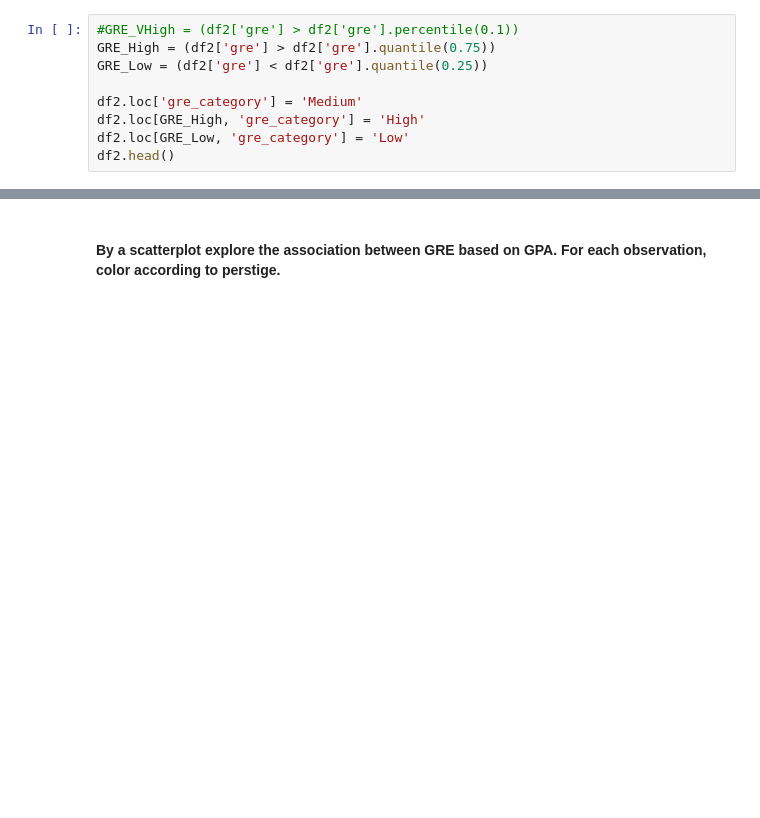
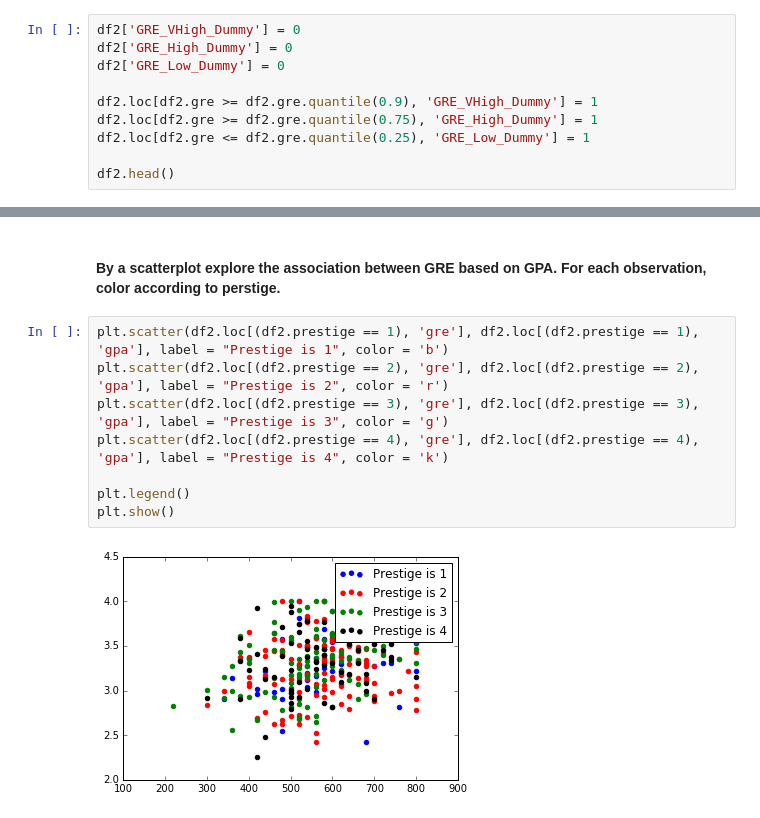
Before and after one commit to Allison-Marseille/DS-SF-24, a Jupyter notebook: HW Assignments/HW2/Marseille_Homework_Assignment_2.ipynb, the cells around one changed output, grey strips where cells are left out. Drawn from its saved outputs; the diff is of its cells as text; blank space fills up the shorter version.

```diff
--- a/HW Assignments/HW2/Marseille_Homework_Assignment_2.ipynb
+++ b/HW Assignments/HW2/Marseille_Homework_Assignment_2.ipynb
@@ -115,12 +115,13 @@ Answer: Yes
 # %% [markdown]
 #### Question 9: Add dummy variables for GRE scores. Top 10% are considered very high. next 25% of GRE scores are considered high, next 50% are considered medium and lowest 25% are considered Low.
 # %%
-#GRE_VHigh = (df2['gre'] > df2['gre'].percentile(0.1))
-GRE_High = (df2['gre'] > df2['gre'].quantile(0.75))
-GRE_Low = (df2['gre'] < df2['gre'].quantile(0.25))
+df2['GRE_VHigh_Dummy'] = 0
+df2['GRE_High_Dummy'] = 0
+df2['GRE_Low_Dummy'] = 0
 
-df2.loc['gre_category'] = 'Medium'
-df2.loc[GRE_High, 'gre_category'] = 'High'
-df2.loc[GRE_Low, 'gre_category'] = 'Low'
+df2.loc[df2.gre >= df2.gre.quantile(0.9), 'GRE_VHigh_Dummy'] = 1
+df2.loc[df2.gre >= df2.gre.quantile(0.75), 'GRE_High_Dummy'] = 1
+df2.loc[df2.gre <= df2.gre.quantile(0.25), 'GRE_Low_Dummy'] = 1
+
 df2.head()
 # %% [output]
@@ -131,2 +149,12 @@ IndexingError: Unalignable boolean Series key provided
 # %% [markdown]
 #### By a scatterplot explore the association between GRE based on GPA. For each observation, color according to perstige.
+# %%
+plt.scatter(df2.loc[(df2.prestige == 1), 'gre'], df2.loc[(df2.prestige == 1), 'gpa'], label = "Prestige is 1", color = 'b')
+plt.scatter(df2.loc[(df2.prestige == 2), 'gre'], df2.loc[(df2.prestige == 2), 'gpa'], label = "Prestige is 2", color = 'r')
+plt.scatter(df2.loc[(df2.prestige == 3), 'gre'], df2.loc[(df2.prestige == 3), 'gpa'], label = "Prestige is 3", color = 'g')
+plt.scatter(df2.loc[(df2.prestige == 4), 'gre'], df2.loc[(df2.prestige == 4), 'gpa'], label = "Prestige is 4", color = 'k')
+
+plt.legend()
+plt.show()
+# %% [output]
+[figure, added]
```
Also changed, not shown: parts of 1 cell of this notebook, 1 other file.
